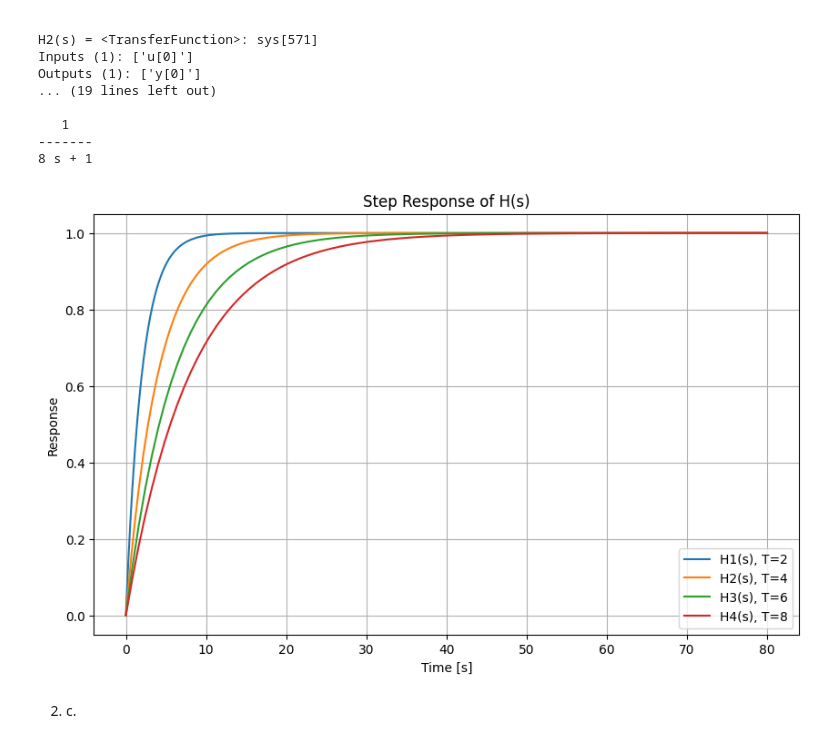
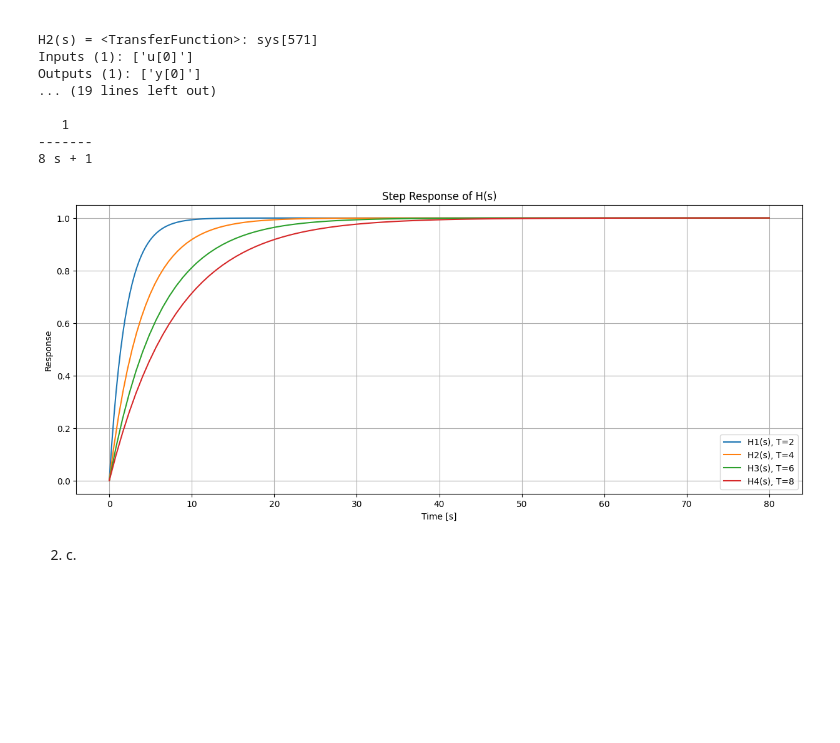
Before and after one commit to aphroditynp/Sisken, a Jupyter notebook: Aphrodity Nirmala_511906_Sisken week 4.ipynb, the cells around one changed output. Drawn from its saved outputs; the diff is of its cells as text; code cells hidden in the pictures; blank space fills up the shorter version.

```diff
--- a/Aphrodity Nirmala_511906_Sisken week 4.ipynb
+++ b/Aphrodity Nirmala_511906_Sisken week 4.ipynb
@@ -165,31 +149,31 @@ Outputs (1): ['y[0]']
 # %%
 T_list = [2, 4, 6, 8]
 H_list = []  # List untuk menyimpan fungsi transfer
 
-plt.figure(figsize=(10, 6))  # Buat figure untuk plot
+plt.figure(figsize=(15, 6))  # Buat figure untuk plot
 
 for i, T in enumerate(T_list, start=1):
     H_num = [1]  # Pembilang tetap [1]
     H_den = [T, 1]  # Penyebut sesuai dengan T
     H = ct.TransferFunction(H_num, H_den)
     H_list.append(H)  # Simpan fungsi transfer
 
     # Step response
     t, y = ct.step_response(H, 80)
 
     # Plot step response
     plt.plot(t, y, label=f"H{i}(s), T={T}")
 
 
 # Plot konfigurasi
 plt.xlabel("Time [s]")
 plt.ylabel("Response")
 plt.title("Step Response of H(s)")
 plt.legend()
 plt.grid()
 plt.show()
 # %% [output]
-[figure, old version]
+[figure, new version]
 # %% [markdown]
 2. c.
 # %%
```
Also changed, not shown: parts of 2 cells of this notebook, 2 other files.
